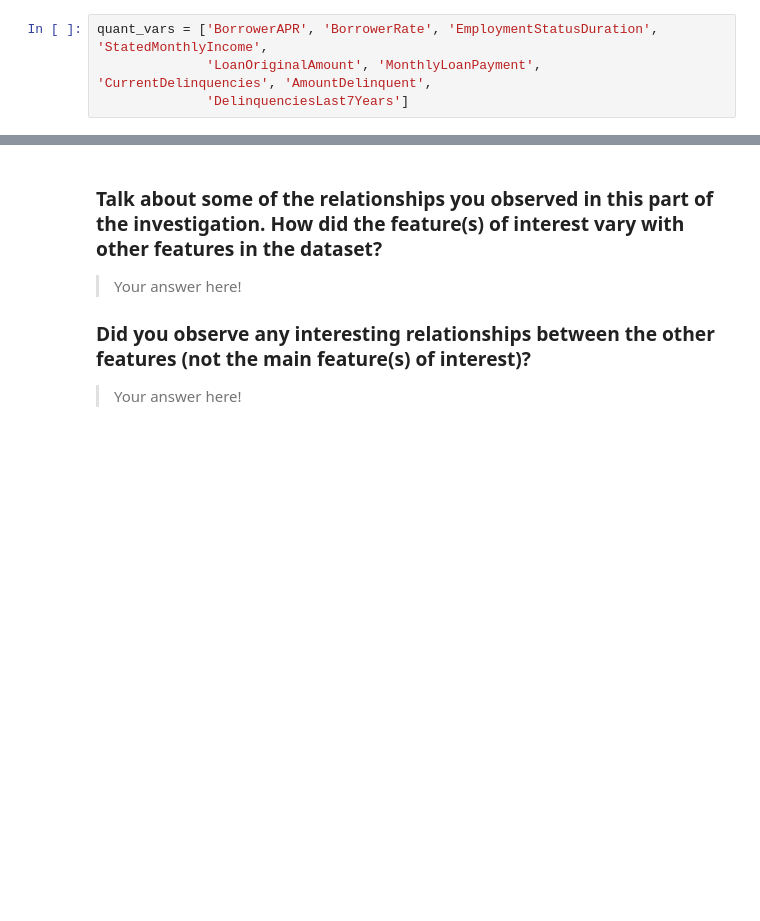
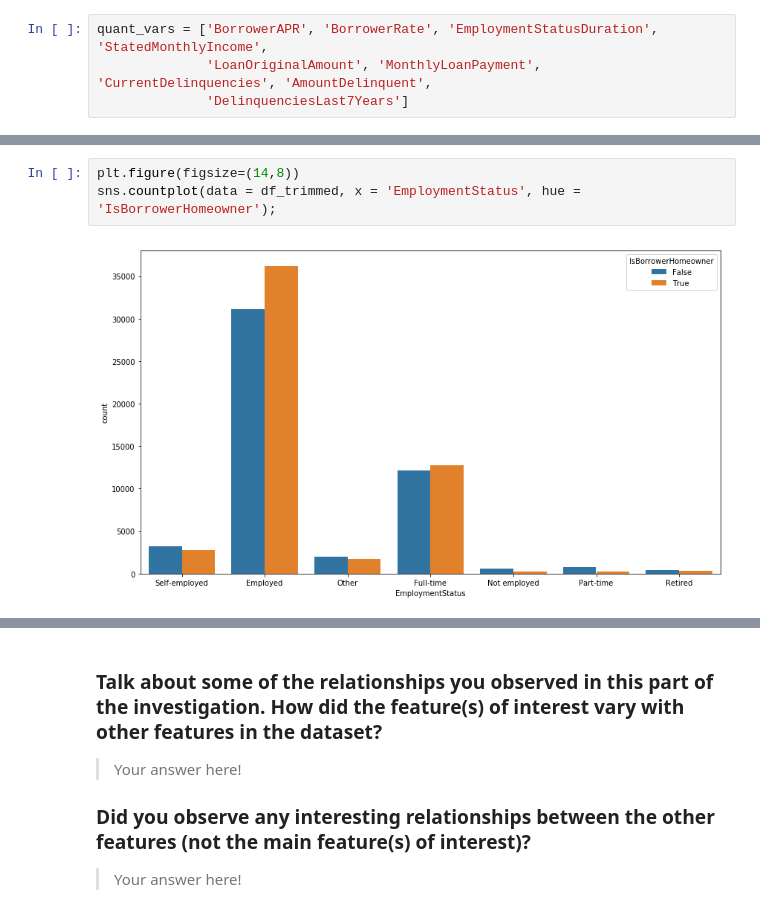
Before and after one commit to Jeff-VA/Udacity-Communicate-Data-Project, a Jupyter notebook: exploration.ipynb, the cells around one changed output, grey strips where cells are left out. Cells and saved outputs as stored; diff of their text form; blank space fills up the shorter version.

Commit message:
Began bivariate data exploration

```diff
--- a/exploration.ipynb
+++ b/exploration.ipynb
@@ -569,0 +587,5 @@ qual_vars = ['LoanStatus', 'ListingCategory', 'BorrowerState', 'EmploymentStatus
+# %%
+plt.figure(figsize=(14,8))
+sns.countplot(data = df_trimmed, x = 'EmploymentStatus', hue = 'IsBorrowerHomeowner');
+# %% [output]
+[figure, added]
```
Also changed, not shown: parts of 13 cells of this notebook.
